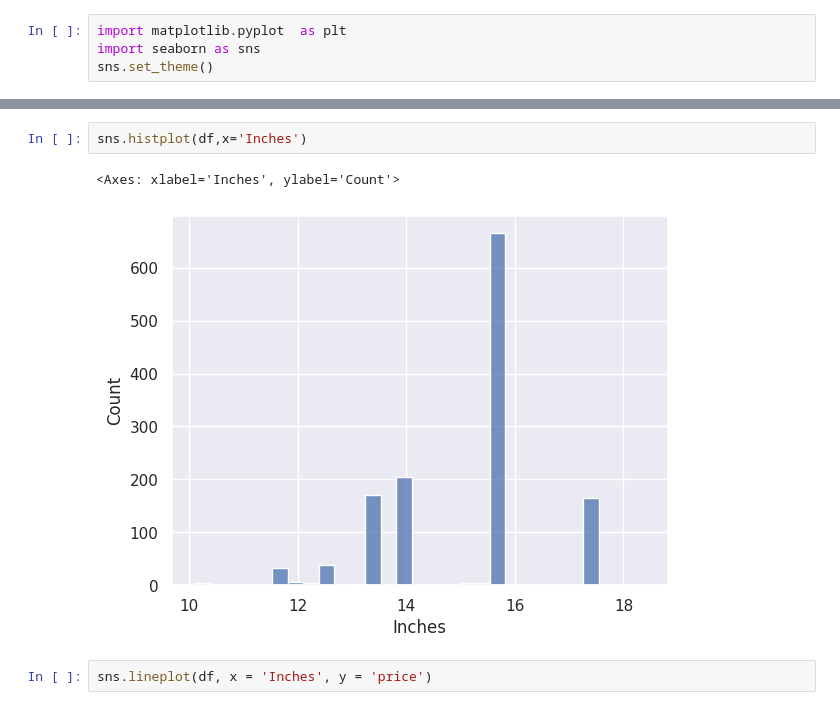
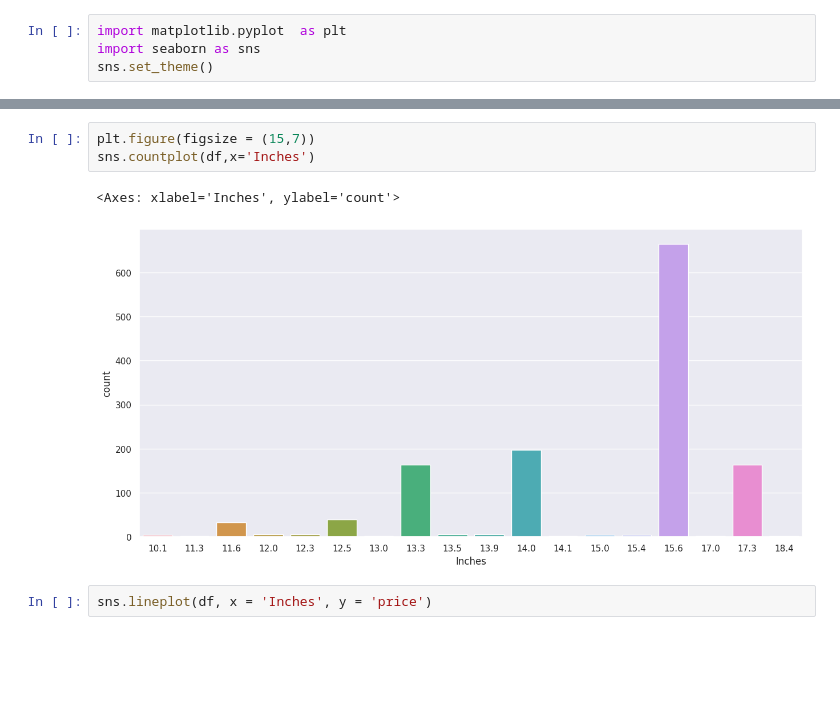
Before and after one commit to Abdelrahman-Wael-1029/Laptop-price-prediction, a Jupyter notebook: laptop-price.ipynb, the cells around one changed output, grey strips where cells are left out. Drawn from its saved outputs; the diff is of its cells as text; blank space fills up the shorter version.

```diff
--- a/laptop-price.ipynb
+++ b/laptop-price.ipynb
@@ -248,8 +200,9 @@ plt.xticks(rotation=45)
-# %%
-sns.histplot(df,x='Inches')
-# %% [output]
-<Axes: xlabel='Inches', ylabel='Count'>
-[figure, removed]
+# %%
+plt.figure(figsize = (15,7))
+sns.countplot(df,x='Inches')
+# %% [output]
+<Axes: xlabel='Inches', ylabel='count'>
+[figure, added]
 # %%
 sns.lineplot(df, x = 'Inches', y = 'price')
 # %% [output]
```
Also changed, not shown: parts of 26 cells of this notebook.
